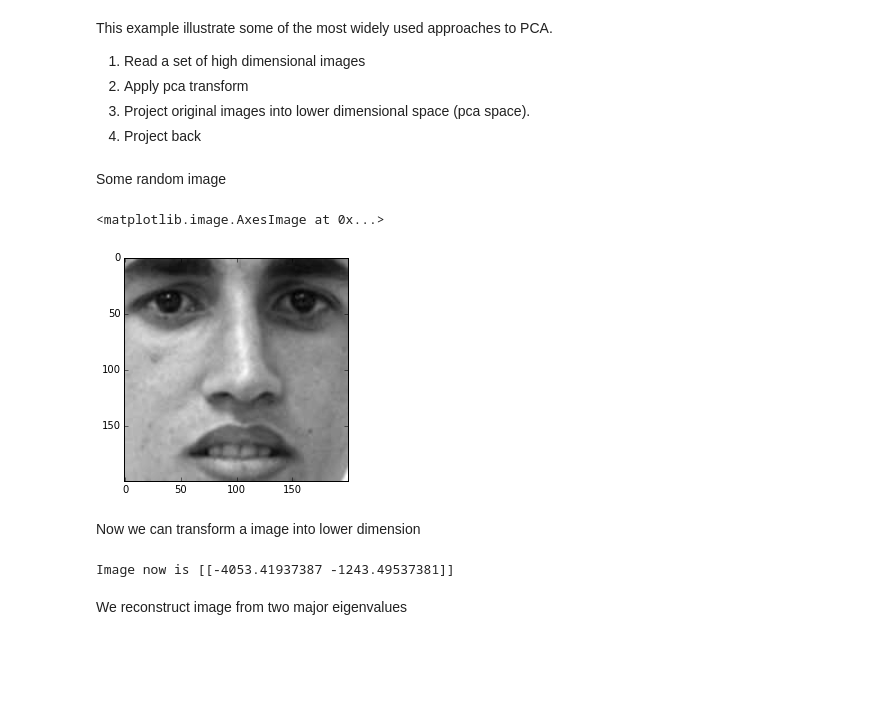
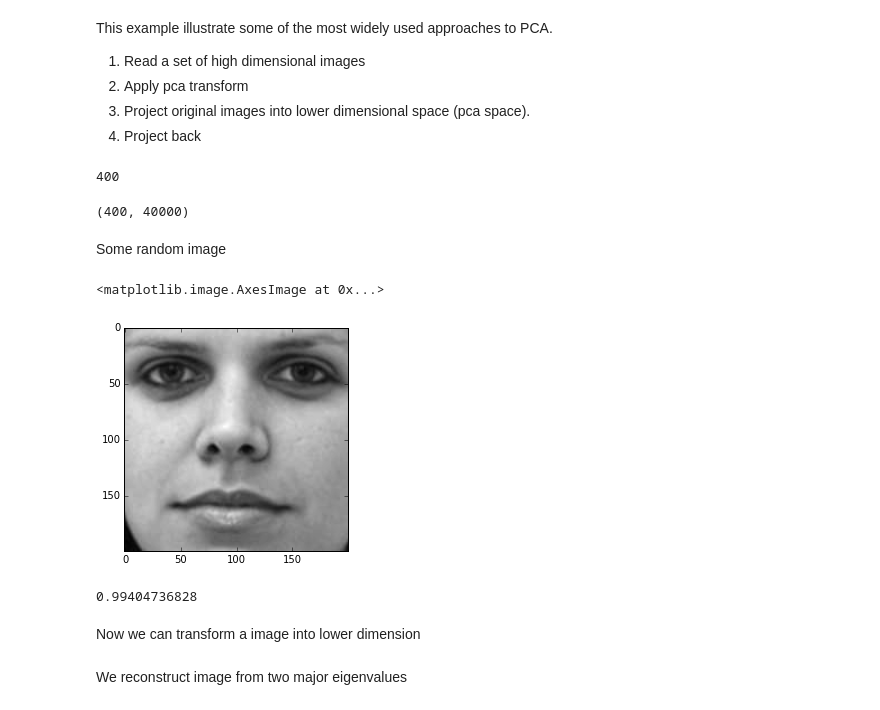
Before and after one commit to danilons/ml-course, a Jupyter notebook: class7-dimensionality-reduction.ipynb, the cells around one changed output. Drawn from its saved outputs; the diff is of its cells as text; code cells hidden in the pictures; blank space fills up the shorter version.

```diff
--- a/class7-dimensionality-reduction.ipynb
+++ b/class7-dimensionality-reduction.ipynb
@@ -222,13 +251,21 @@ import glob
 import cv2
 # %%
 filenames = glob.glob('/Users/danilonunes/Dropbox/pme406eletrica/cropped/*.jpg')
+# %%
+len(filenames)
+# %% [output]
+400
 # %%
 images = np.asarray([cv2.imread(f, 0).flatten() for f in filenames])
+# %%
+images.shape
+# %% [output]
+(400, 40000)
 # %% [markdown]
 Some random image
 # %%
-plt.imshow(images[0, :].reshape(200, 200), cmap='gray')
+plt.imshow(images[200, :].reshape(200, 200), cmap='gray')
 # %% [output]
 <matplotlib.image.AxesImage at 0x...>
-[figure, old version]
+[figure, new version]
 # %%
@@ -236,3 +273,7 @@ skpca = sklearnPCA(n_components=2)
 sktransf = skpca.fit_transform(images)
+# %%
+print skpca.explained_variance_ratio_.sum()
+# %% [output]
+0.99404736828
 # %% [markdown]
 Now we can transform a image into lower dimension
@@ -239,5 +286,3 @@ Now we can transform a image into lower dimension
 # %%
-data = skpca.transform(images[0, :].reshape(1, -1))
-print 'Image now is', data
+data1 = skpca.transform(images[-1, :].reshape(1, -1))
+data2 = skpca.transform(images[0, :].reshape(1, -1))
-# %% [output]
-Image now is [[-4053.41937387 -1243.49537381]]
```
Also changed, not shown: parts of 11 cells of this notebook, 3 other files.
